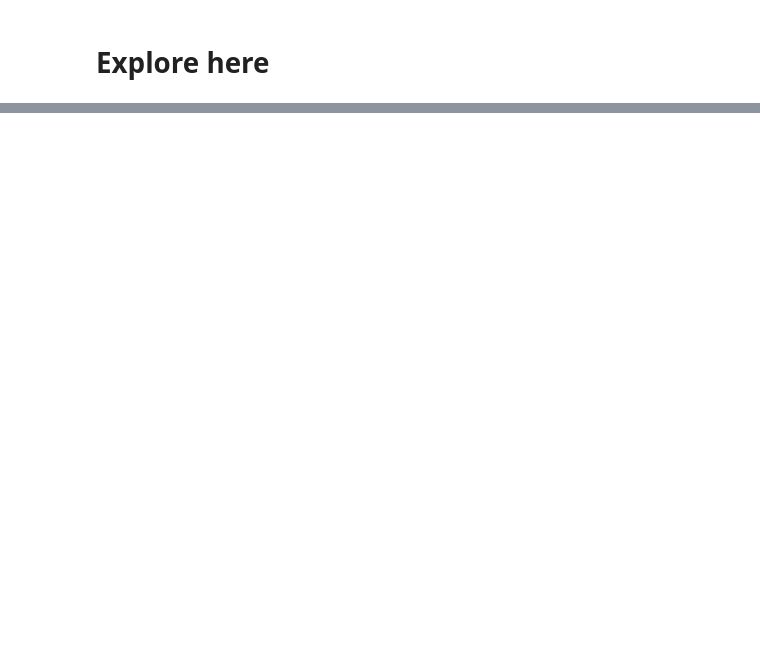
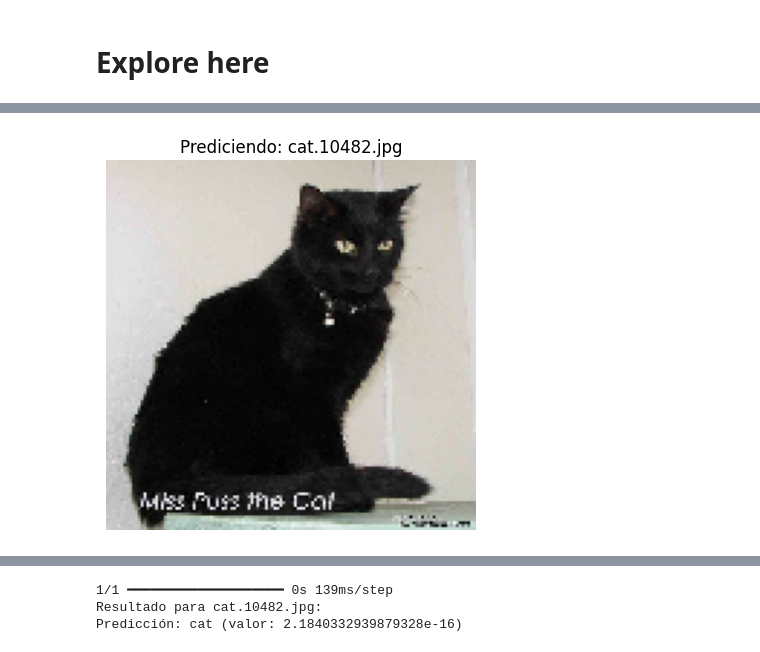
Before and after one commit to 4GeeksAcademy/NN_DOG_vs_CATS_DANIEL_DELGADO, a Jupyter notebook: src/explore.ipynb, the cells around one changed output, grey strips where cells are left out. Drawn from its saved outputs; the diff is of its cells as text; code cells hidden in the pictures; blank space fills up the shorter version.

```diff
--- a/src/explore.ipynb
+++ b/src/explore.ipynb
@@ -10,0 +183,43 @@ ModuleNotFoundError: No module named 'numpy'
+# %%
+from keras.preprocessing import image
+from keras.models import load_model
+
+train_dir = "../data/raw/train"
+
+# 2. Obtener una lista de todos los archivos en la carpeta
+files = [f for f in os.listdir(train_dir) if f.endswith(('.jpg', '.jpeg', '.png'))]
+
+# 3. Elegir un archivo al azar
+random_file = random.choice(files)
+file_path = os.path.join(train_dir, random_file)
+
+# 4. Cargar y preprocesar la imagen elegida
+img = image.load_img(file_path, target_size=(128, 128))
+img_array = np.asarray(img)
+plt.imshow(img)
+plt.title(f"Prediciendo: {random_file}")
+plt.axis('off')
+plt.show()
+
+# Preparar la imagen para el modelo
+img_array = np.expand_dims(img_array, axis=0)
+
+# 5. Cargar el modelo y predecir
+# Nota: asegúrate de tener la ruta correcta a tu modelo guardado
+saved_model = load_model("../models/vgg16_1.h5")
+output = saved_model.predict(img_array)
+
+# 6. Mostrar resultado
+print(f"Resultado para {random_file}:")
+
+# El modelo devuelve una probabilidad entre 0 y 1.
+# Si el valor es < 0.5, suele ser la clase 0 (cat). Si es >= 0.5, la clase 1 (dog).
+# AJUSTA ESTO SEGÚN TU MODELO (si Gato es 0 o 1)
+valor_predicho = output[0][0]
+
+if valor_predicho < 0.5:
+    print(f"Predicción: cat (valor: {valor_predicho})")
+else:
+    print(f"Predicción: dog (valor: {valor_predicho})")
+# %% [output]
+[figure, added]
@@ -10,0 +227,3 @@ ModuleNotFoundError: No module named 'numpy'
+1/1 ━━━━━━━━━━━━━━━━━━━━ 0s 139ms/step
+Resultado para cat.10482.jpg:
+Predicción: cat (valor: 2.1840332939879328e-16)
```
Also changed, not shown: parts of 11 cells of this notebook.
